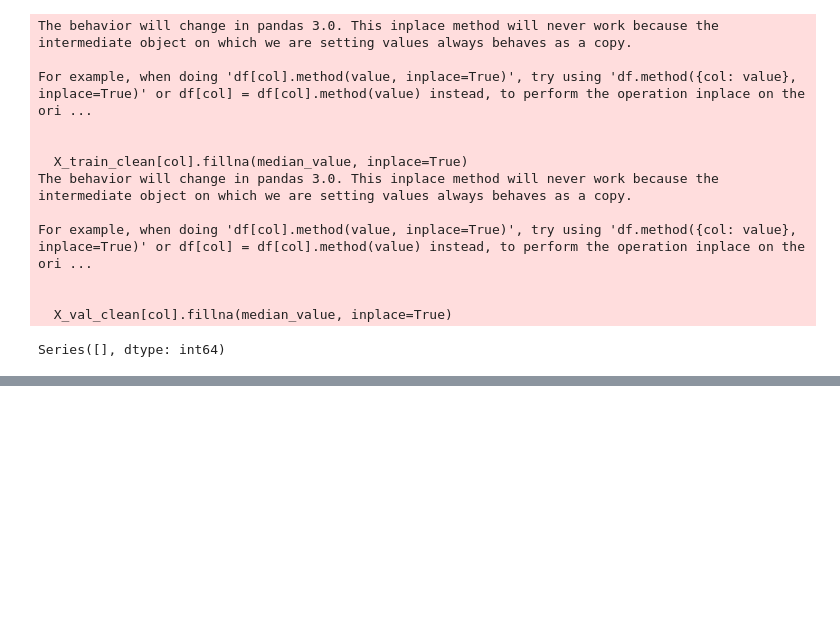
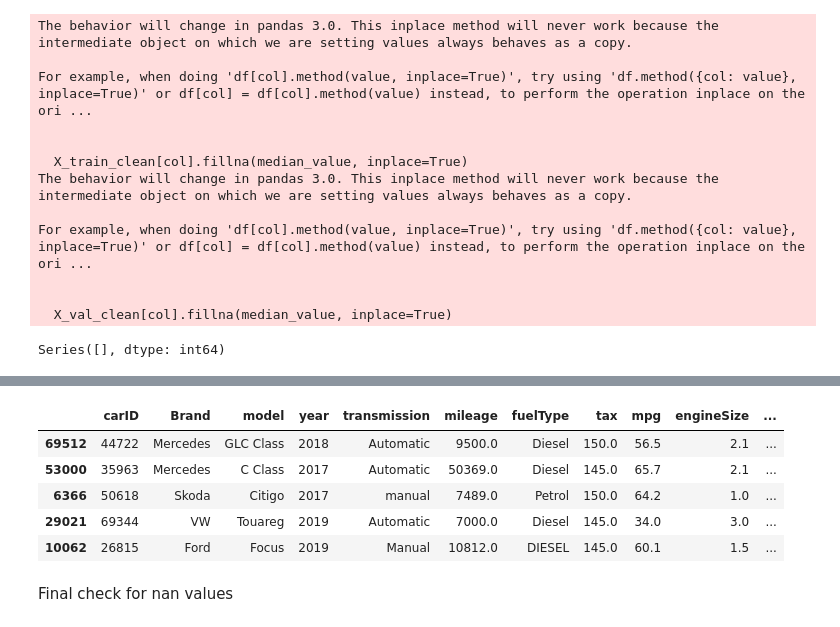
Before and after one commit to lucasdmcax/machine_learning, a Jupyter notebook: Homework_Group20.ipynb, the cells around one changed output, grey strips where cells are left out. Drawn from its saved outputs; the diff is of its cells as text; code cells hidden in the pictures; blank space fills up the shorter version.

```diff
--- a/Homework_Group20.ipynb
+++ b/Homework_Group20.ipynb
@@ -258,0 +367,11 @@ Series([], dtype: int64)
+# %%
+X_val_clean.head()
+# %% [output]
+|  | carID | Brand | model | year | transmission | mileage | fuelType | tax | mpg | engineSize | ... |
+| 69512 | 44722 | Mercedes | GLC Class | 2018 | Automatic | 9500.0 | Diesel | 150.0 | 56.5 | 2.1 | ... |
+| 53000 | 35963 | Mercedes | C Class | 2017 | Automatic | 50369.0 | Diesel | 145.0 | 65.7 | 2.1 | ... |
+| 6366 | 50618 | Skoda | Citigo | 2017 | manual | 7489.0 | Petrol | 150.0 | 64.2 | 1.0 | ... |
+| 29021 | 69344 | VW | Touareg | 2019 | Automatic | 7000.0 | Diesel | 145.0 | 34.0 | 3.0 | ... |
+| 10062 | 26815 | Ford | Focus | 2019 | Manual | 10812.0 | DIESEL | 145.0 | 60.1 | 1.5 | ... |
+# %% [markdown]
+Final check for nan values
```
Also changed, not shown: parts of 14 cells of this notebook.
